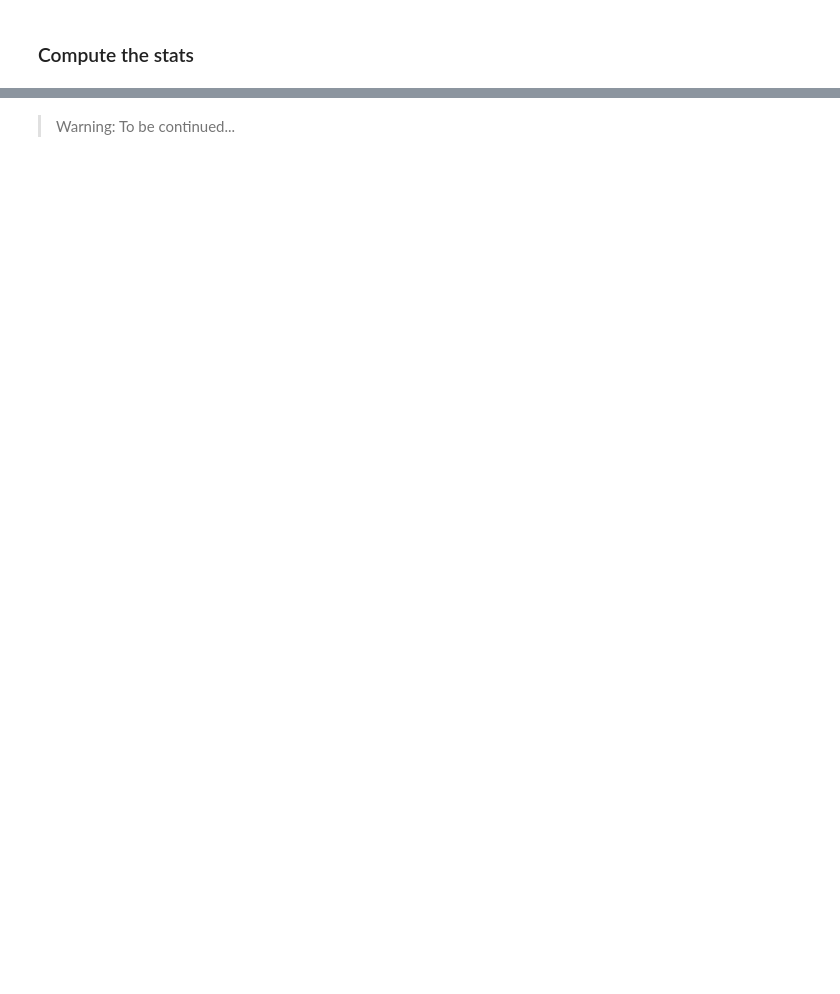
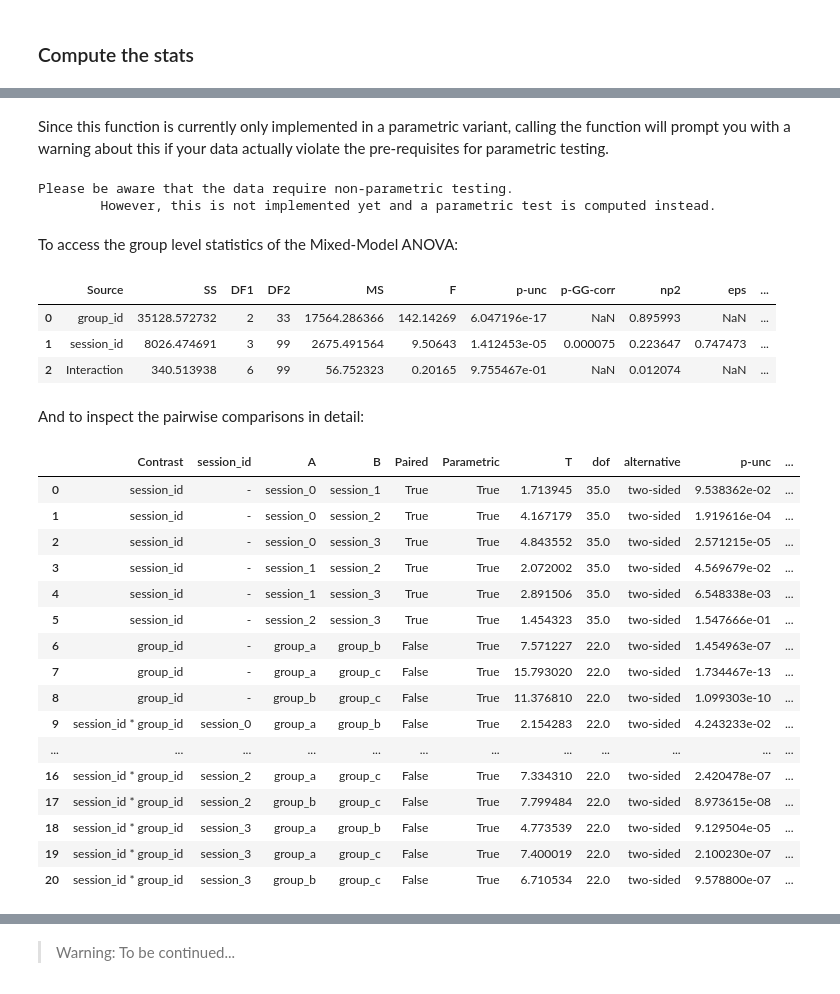
Before and after one commit to Defense-Circuits-Lab/stats_n_plots, a Jupyter notebook: 03_api_tutorial.ipynb, the cells around one changed output, grey strips where cells are left out. Cells and saved outputs as stored; diff of their text form; code cells hidden in the pictures; blank space fills up the shorter version.

```diff
--- a/03_api_tutorial.ipynb
+++ b/03_api_tutorial.ipynb
@@ -219,0 +222,40 @@ For this analysis, you only have to provide two columns. The first one that cont
+# %% [markdown]
+Since this function is currently only implemented in a parametric variant, calling the function will prompt you with a warning about this if your data actually violate the pre-requisites for parametric testing.
+# %%
+from dcl_stats_n_plots import stats
+
+results = stats.mixed_model_ANOVA(df)
+# %% [output]
+Please be aware that the data require non-parametric testing.
+        However, this is not implemented yet and a parametric test is computed instead.
+# %% [markdown]
+To access the group level statistics of the Mixed-Model ANOVA:
+# %%
+results['summary']['group_level_statistic']
+# %% [output]
+|  | Source | SS | DF1 | DF2 | MS | F | p-unc | p-GG-corr | np2 | eps | ... |
+| 0 | group_id | 35128.572732 | 2 | 33 | 17564.286366 | 142.14269 | 6.047196e-17 | NaN | 0.895993 | NaN | ... |
+| 1 | session_id | 8026.474691 | 3 | 99 | 2675.491564 | 9.50643 | 1.412453e-05 | 0.000075 | 0.223647 | 0.747473 | ... |
+| 2 | Interaction | 340.513938 | 6 | 99 | 56.752323 | 0.20165 | 9.755467e-01 | NaN | 0.012074 | NaN | ... |
+# %% [markdown]
+And to inspect the pairwise comparisons in detail:
+# %%
+results['summary']['pairwise_comparisons']
+# %% [output]
+|  | Contrast | session_id | A | B | Paired | Parametric | T | dof | alternative | p-unc | ... |
+| 0 | session_id | - | session_0 | session_1 | True | True | 1.713945 | 35.0 | two-sided | 9.538362e-02 | ... |
+| 1 | session_id | - | session_0 | session_2 | True | True | 4.167179 | 35.0 | two-sided | 1.919616e-04 | ... |
+| 2 | session_id | - | session_0 | session_3 | True | True | 4.843552 | 35.0 | two-sided | 2.571215e-05 | ... |
+| 3 | session_id | - | session_1 | session_2 | True | True | 2.072002 | 35.0 | two-sided | 4.569679e-02 | ... |
+| 4 | session_id | - | session_1 | session_3 | True | True | 2.891506 | 35.0 | two-sided | 6.548338e-03 | ... |
+| 5 | session_id | - | session_2 | session_3 | True | True | 1.454323 | 35.0 | two-sided | 1.547666e-01 | ... |
+| 6 | group_id | - | group_a | group_b | False | True | 7.571227 | 22.0 | two-sided | 1.454963e-07 | ... |
+| 7 | group_id | - | group_a | group_c | False | True | 15.793020 | 22.0 | two-sided | 1.734467e-13 | ... |
+| 8 | group_id | - | group_b | group_c | False | True | 11.376810 | 22.0 | two-sided | 1.099303e-10 | ... |
+| 9 | session_id * group_id | session_0 | group_a | group_b | False | True | 2.154283 | 22.0 | two-sided | 4.243233e-02 | ... |
+| ... | ... | ... | ... | ... | ... | ... | ... | ... | ... | ... | ... |
+| 16 | session_id * group_id | session_2 | group_a | group_c | False | True | 7.334310 | 22.0 | two-sided | 2.420478e-07 | ... |
+| 17 | session_id * group_id | session_2 | group_b | group_c | False | True | 7.799484 | 22.0 | two-sided | 8.973615e-08 | ... |
+| 18 | session_id * group_id | session_3 | group_a | group_b | False | True | 4.773539 | 22.0 | two-sided | 9.129504e-05 | ... |
+| 19 | session_id * group_id | session_3 | group_a | group_c | False | True | 7.400019 | 22.0 | two-sided | 2.100230e-07 | ... |
+| 20 | session_id * group_id | session_3 | group_b | group_c | False | True | 6.710534 | 22.0 | two-sided | 9.578800e-07 | ... |
```
Also changed, not shown: parts of 39 cells of this notebook, 5 other files.
